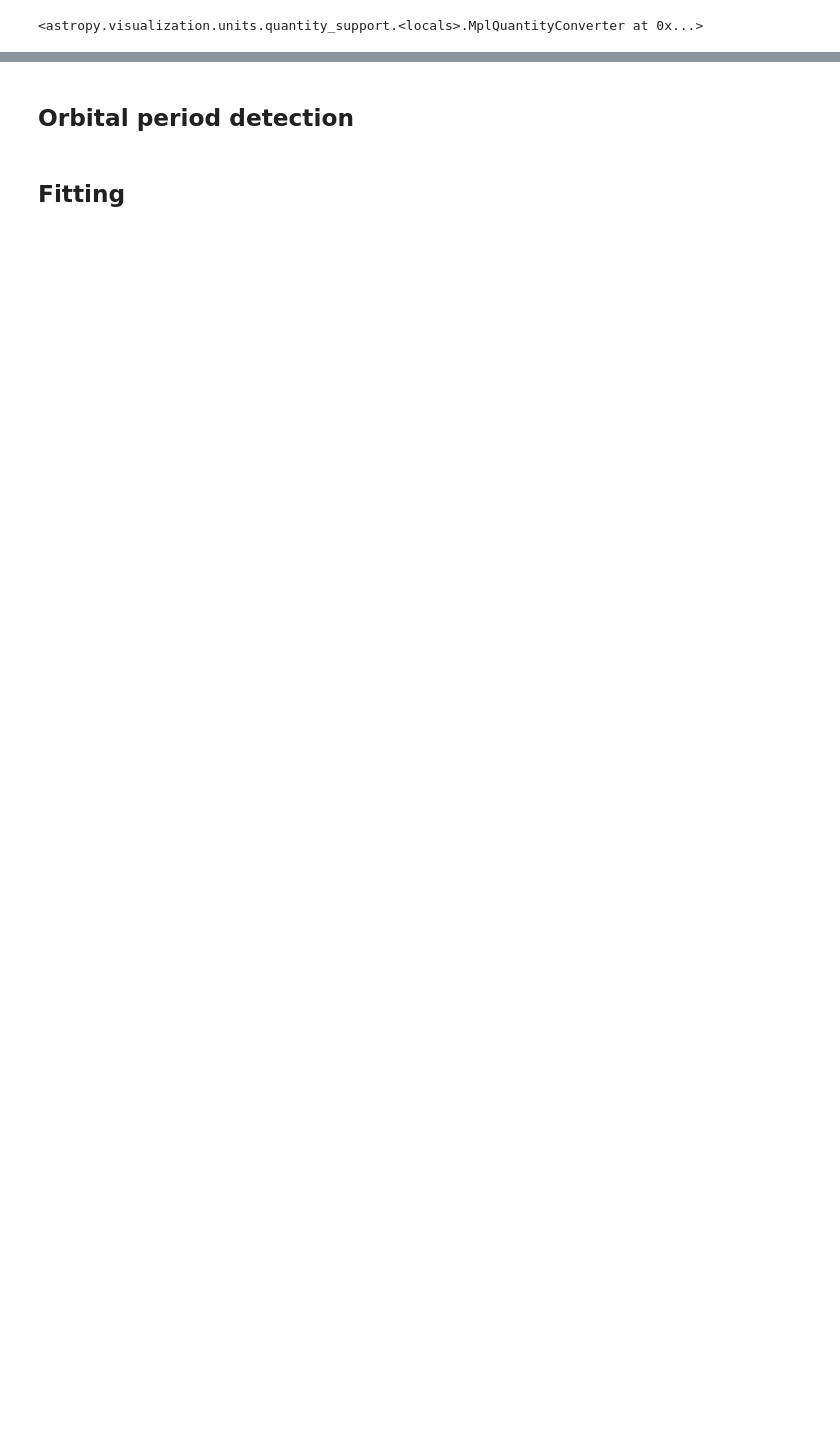
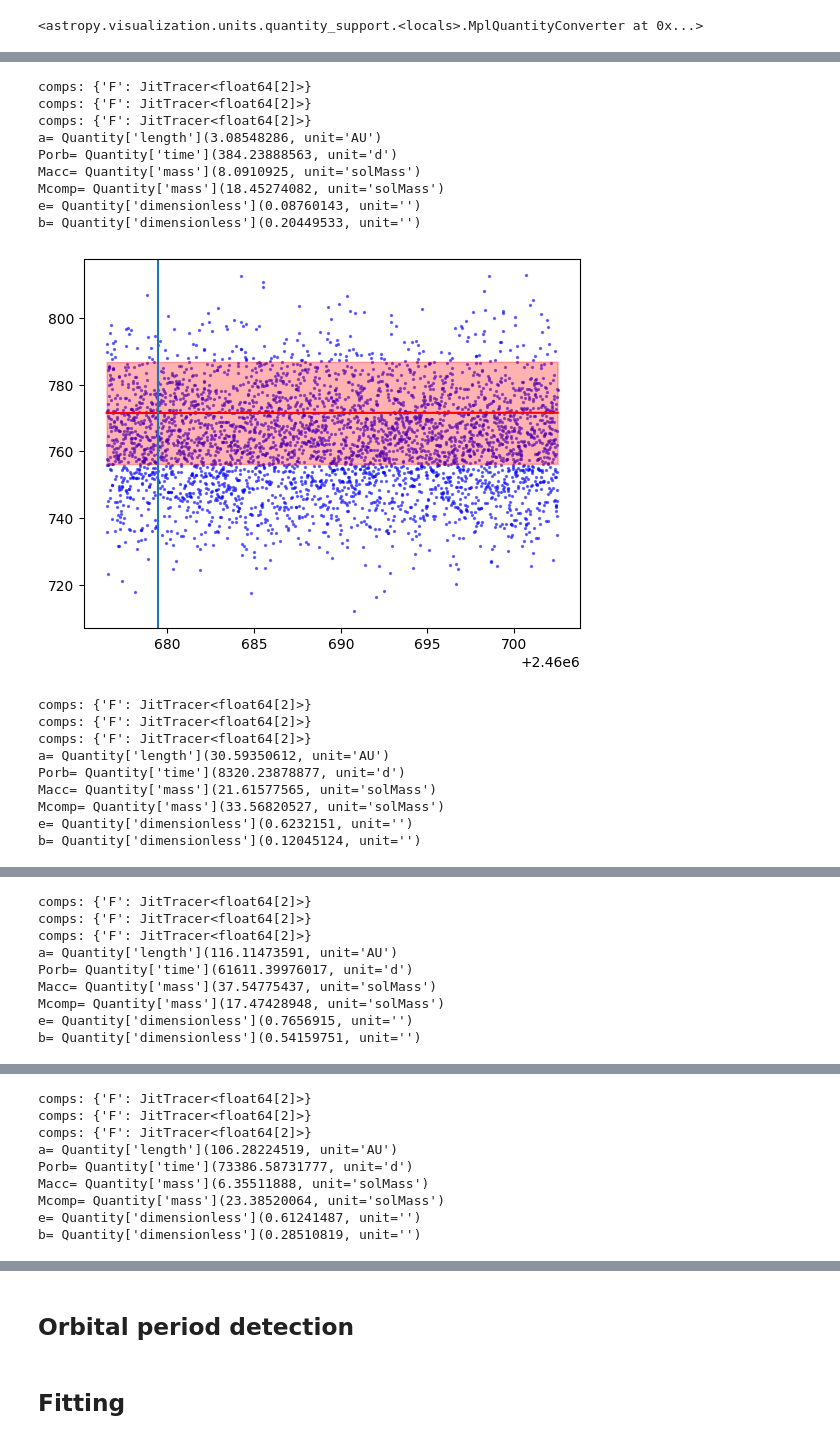
Before and after one commit to COBALT-lensing/py-self-lensing, a Jupyter notebook: demo.ipynb, the cells around one changed output, grey strips where cells are left out. Cells and saved outputs as stored; diff of their text form; code cells hidden in the pictures; blank space fills up the shorter version.

```diff
--- a/demo.ipynb
+++ b/demo.ipynb
@@ -102,16 +174,44 @@ Quantity['length'](5., unit='AU') Quantity['mass'](10., unit='solMass') Quantity
 # %%
-for lcg in GPLightcurveGenerator.factory(total=5, start_time=start_time, end_time=end_time, peak_time=peak_time, ev=True, db=True, sl=True, lensing_method=LENSING_METHOD, bins=27*24*6, gp=TESSGP):
+for lcg in GPLightcurveGenerator.factory(lcg.gp, total=100, start_time=start_time, end_time=end_time, bins=27*24*6, kernel_type='F'):
     # scale_factor = numpy.mean(lcg.gp.generate())
     pyplot.scatter(lcg.times.jd, lcg.flux_array  , s=2, alpha=0.5, c='blue')
     # pyplot.plot(plain_lcg.times.jd, plain_lcg.flux_array, c='green')
     # model_gp_f = model_lcg.gp.generate()
     # pyplot.scatter(model_lcg.times.jd,( 1+(lcg.flux_array - model_gp_f)/numpy.mean(model_gp_f)), c='red', s=2, alpha=0.5,)
     mu = lcg.gp.model.loc
     std = numpy.sqrt(lcg.gp.model.variance)
     pyplot.plot(lcg.times.jd, mu , c='red')
     pyplot.fill_between(lcg.times.jd, mu + std, mu - std, color="red", alpha=0.3)
     # pyplot.plot(model_plain_lcg.times.jd, model_plain_lcg.flux_array, c='orange')
     # pyplot.xlim((peak_time.jd - sls.tau_eff.value/2, peak_time.jd + sls.tau_eff.value/2))
-    print(lcg.lensing_system.a, lcg.lensing_system.Macc, lcg.lensing_system.Mcomp, lcg.lensing_system.e, lcg.lensing_system.b, lcg.lensing_system.i)
+    pyplot.axvline(lcg.peak_time.jd)
+    print(
+        "a=", lcg.lensing_system.a,
+        "\nPorb=", lcg.lensing_system.porb,
+        "\nMacc=", lcg.lensing_system.Macc,
+        "\nMcomp=", lcg.lensing_system.Mcomp,
+        "\ne=", lcg.lensing_system.e,
+        "\nb=", lcg.lensing_system.b
+    )
     pyplot.show()
     mu, std
+# %% [output]
+comps: {'F': JitTracer<float64[2]>}
+comps: {'F': JitTracer<float64[2]>}
+comps: {'F': JitTracer<float64[2]>}
+a= Quantity['length'](3.08548286, unit='AU')
+Porb= Quantity['time'](384.23888563, unit='d')
+Macc= Quantity['mass'](8.0910925, unit='solMass')
+Mcomp= Quantity['mass'](18.45274082, unit='solMass')
+e= Quantity['dimensionless'](0.08760143, unit='')
+b= Quantity['dimensionless'](0.20449533, unit='')
+[figure, added]
+comps: {'F': JitTracer<float64[2]>}
+comps: {'F': JitTracer<float64[2]>}
+comps: {'F': JitTracer<float64[2]>}
+a= Quantity['length'](30.59350612, unit='AU')
+Porb= Quantity['time'](8320.23878877, unit='d')
+Macc= Quantity['mass'](21.61577565, unit='solMass')
+Mcomp= Quantity['mass'](33.56820527, unit='solMass')
+e= Quantity['dimensionless'](0.6232151, unit='')
+b= Quantity['dimensionless'](0.12045124, unit='')
@@ -117,0 +219,9 @@ for lcg in GPLightcurveGenerator.factory(total=5, start_time=start_time, end_tim
+comps: {'F': JitTracer<float64[2]>}
+comps: {'F': JitTracer<float64[2]>}
+comps: {'F': JitTracer<float64[2]>}
+a= Quantity['length'](116.11473591, unit='AU')
+Porb= Quantity['time'](61611.39976017, unit='d')
+Macc= Quantity['mass'](37.54775437, unit='solMass')
+Mcomp= Quantity['mass'](17.47428948, unit='solMass')
+e= Quantity['dimensionless'](0.7656915, unit='')
+b= Quantity['dimensionless'](0.54159751, unit='')
@@ -117,0 +229,9 @@ for lcg in GPLightcurveGenerator.factory(total=5, start_time=start_time, end_tim
+comps: {'F': JitTracer<float64[2]>}
+comps: {'F': JitTracer<float64[2]>}
+comps: {'F': JitTracer<float64[2]>}
+a= Quantity['length'](106.28224519, unit='AU')
+Porb= Quantity['time'](73386.58731777, unit='d')
+Macc= Quantity['mass'](6.35511888, unit='solMass')
+Mcomp= Quantity['mass'](23.38520064, unit='solMass')
+e= Quantity['dimensionless'](0.61241487, unit='')
+b= Quantity['dimensionless'](0.28510819, unit='')
```
Also changed, not shown: parts of 15 cells of this notebook.
